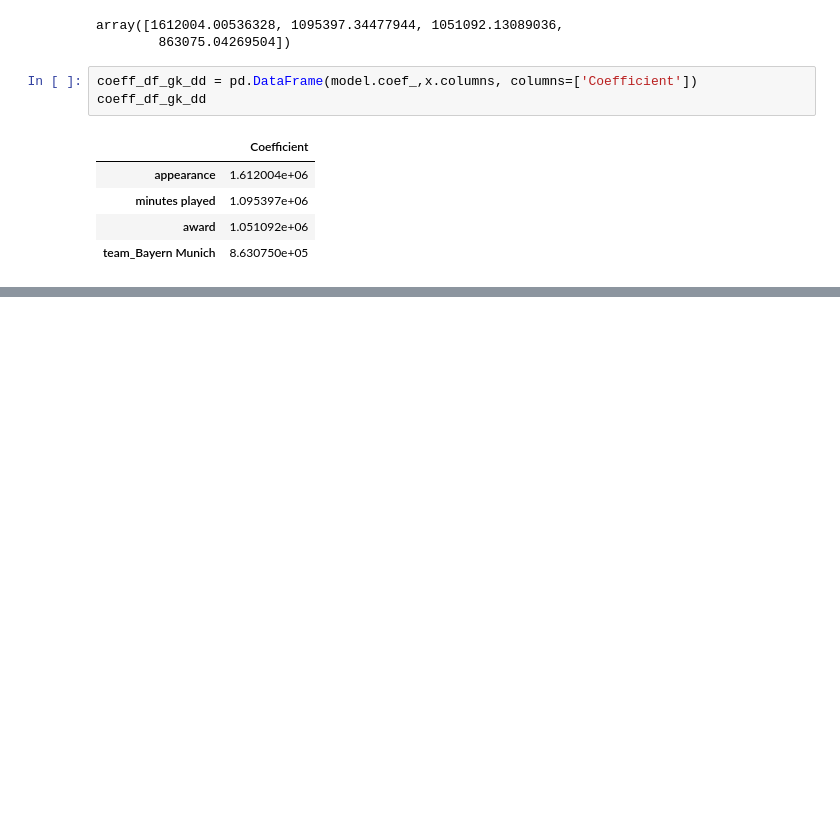
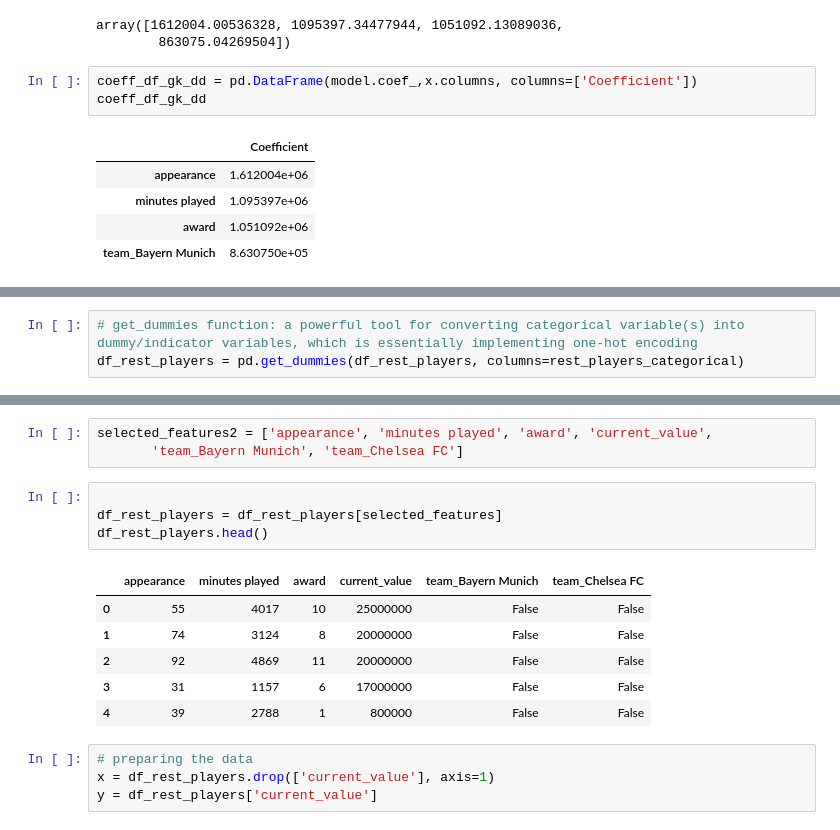
Before and after one commit to AloqailyHat/Usecase-7, a Jupyter notebook: modeling.ipynb, the cells around one changed output, grey strips where cells are left out. Cells and saved outputs as stored; diff of their text form; blank space fills up the shorter version.

```diff
--- a/modeling.ipynb
+++ b/modeling.ipynb
@@ -183,0 +274,3 @@ coeff_df_gk_dd
+# %%
+# get_dummies function: a powerful tool for converting categorical variable(s) into dummy/indicator variables, which is essentially implementing one-hot encoding
+df_rest_players = pd.get_dummies(df_rest_players, columns=rest_players_categorical)
@@ -183,0 +315,18 @@ coeff_df_gk_dd
+# %%
+selected_features2 = ['appearance', 'minutes played', 'award', 'current_value',
+       'team_Bayern Munich', 'team_Chelsea FC']
+# %%
+
+df_rest_players = df_rest_players[selected_features]
+df_rest_players.head()
+# %% [output]
+|  | appearance | minutes played | award | current_value | team_Bayern Munich | team_Chelsea FC |
+| 0 | 55 | 4017 | 10 | 25000000 | False | False |
+| 1 | 74 | 3124 | 8 | 20000000 | False | False |
+| 2 | 92 | 4869 | 11 | 20000000 | False | False |
+| 3 | 31 | 1157 | 6 | 17000000 | False | False |
+| 4 | 39 | 2788 | 1 | 800000 | False | False |
+# %%
+# preparing the data
+x = df_rest_players.drop(['current_value'], axis=1)
+y = df_rest_players['current_value']
```
Also changed, not shown: parts of 32 cells of this notebook.
